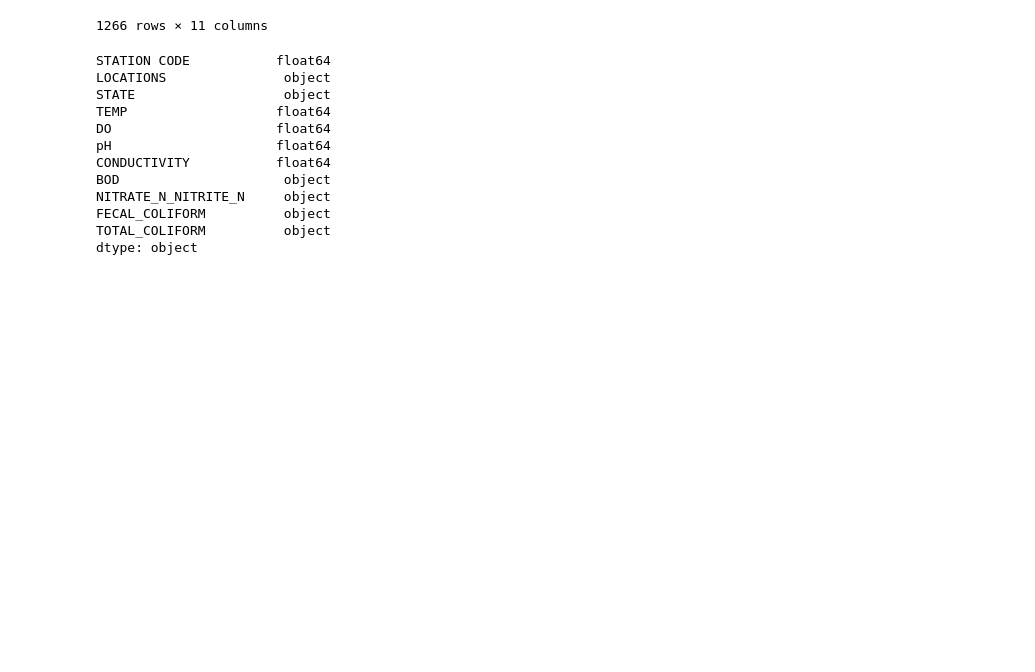
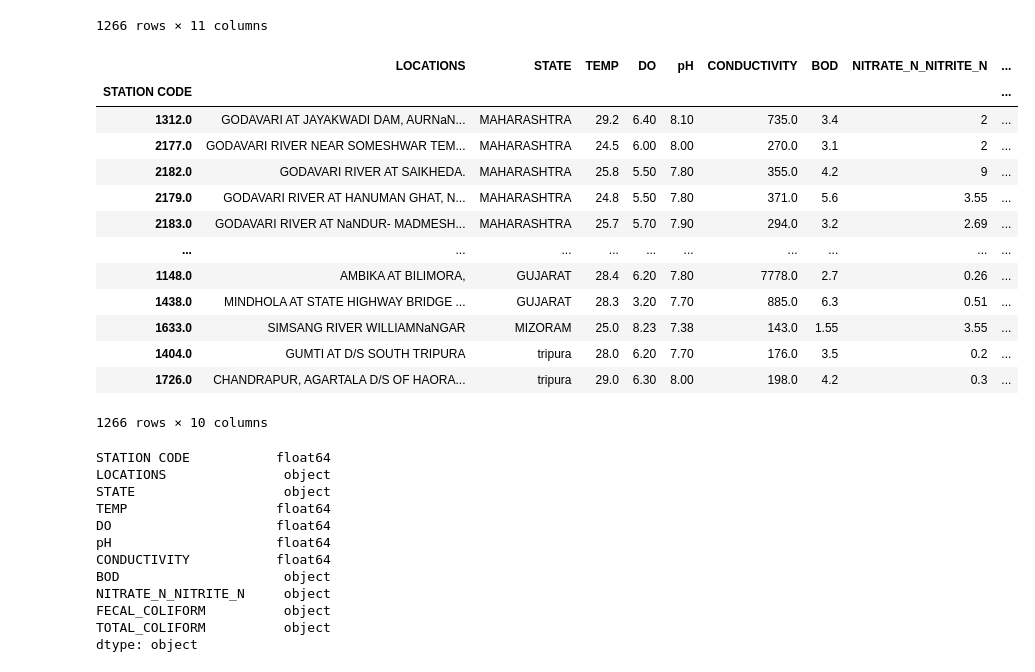
Before and after one commit to Lamismn/Water_Potability_Classification, a Jupyter notebook: ind_water_preprocessing.ipynb, the cells around one changed output. Saved outputs shown, nothing was run; the diff lists cells and outputs as text; code cells hidden in the pictures; blank space fills up the shorter version.

Commit message:
dropping index

```diff
--- a/ind_water_preprocessing.ipynb
+++ b/ind_water_preprocessing.ipynb
@@ -2,7 +2,7 @@
 import pandas as pd
 import numpy as np
 # %%
-data_raw = pd.read_csv("Resources/Water_compiled.csv")
+data_raw = pd.read_csv("Resources/raw_files/Water_compiled.csv")
 data_raw
 # %% [output]
 |  | STATION CODE | LOCATIONS | STATE | TEMP | DO | pH | CONDUCTIVITY | BOD | ... |
@@ -86,4 +86,21 @@ data_clean
 | 1748 | 1404.0 | GUMTI AT D/S SOUTH TRIPURA | tripura | 28.0 | 6.20 | 7.70 | 176.0 | 3.5 | ... |
 | 1749 | 1726.0 | CHANDRAPUR, AGARTALA D/S OF HAORA... | tripura | 29.0 | 6.30 | 8.00 | 198.0 | 4.2 | ... |
 1266 rows × 11 columns
+# %%
+data_clean.set_index(['STATION CODE'])
+# %% [output]
+|  | LOCATIONS | STATE | TEMP | DO | pH | CONDUCTIVITY | BOD | NITRATE_N_NITRITE_N | ... |
+| STATION CODE |  |  |  |  |  |  |  |  | ... |
+| 1312.0 | GODAVARI AT JAYAKWADI DAM, AURNaN... | MAHARASHTRA | 29.2 | 6.40 | 8.10 | 735.0 | 3.4 | 2 | ... |
+| 2177.0 | GODAVARI RIVER NEAR SOMESHWAR TEM... | MAHARASHTRA | 24.5 | 6.00 | 8.00 | 270.0 | 3.1 | 2 | ... |
+| 2182.0 | GODAVARI RIVER AT SAIKHEDA. | MAHARASHTRA | 25.8 | 5.50 | 7.80 | 355.0 | 4.2 | 9 | ... |
+| 2179.0 | GODAVARI RIVER AT HANUMAN GHAT, N... | MAHARASHTRA | 24.8 | 5.50 | 7.80 | 371.0 | 5.6 | 3.55 | ... |
+| 2183.0 | GODAVARI RIVER AT NaNDUR- MADMESH... | MAHARASHTRA | 25.7 | 5.70 | 7.90 | 294.0 | 3.2 | 2.69 | ... |
+| ... | ... | ... | ... | ... | ... | ... | ... | ... | ... |
+| 1148.0 | AMBIKA AT BILIMORA, | GUJARAT | 28.4 | 6.20 | 7.80 | 7778.0 | 2.7 | 0.26 | ... |
+| 1438.0 | MINDHOLA AT STATE HIGHWAY BRIDGE ... | GUJARAT | 28.3 | 3.20 | 7.70 | 885.0 | 6.3 | 0.51 | ... |
+| 1633.0 | SIMSANG RIVER WILLIAMNaNGAR | MIZORAM | 25.0 | 8.23 | 7.38 | 143.0 | 1.55 | 3.55 | ... |
+| 1404.0 | GUMTI AT D/S SOUTH TRIPURA | tripura | 28.0 | 6.20 | 7.70 | 176.0 | 3.5 | 0.2 | ... |
+| 1726.0 | CHANDRAPUR, AGARTALA D/S OF HAORA... | tripura | 29.0 | 6.30 | 8.00 | 198.0 | 4.2 | 0.3 | ... |
+1266 rows × 10 columns
 # %%
```
Also changed, not shown: parts of 15 cells of this notebook, 4 other files.
